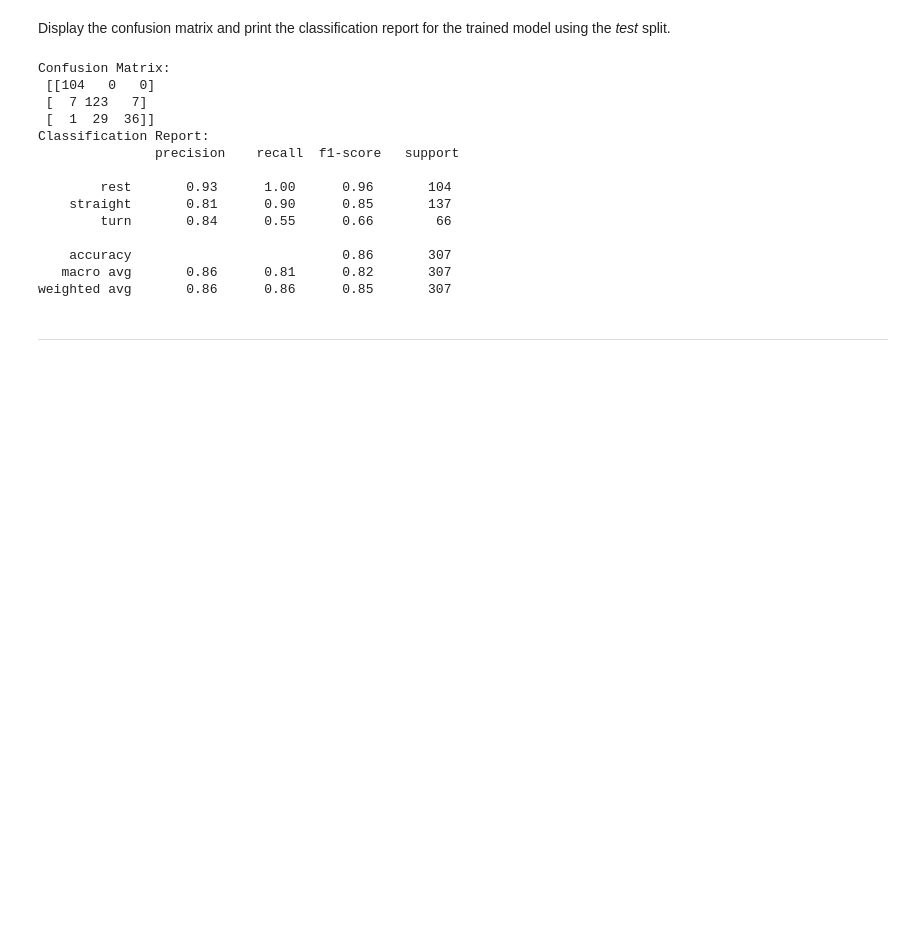
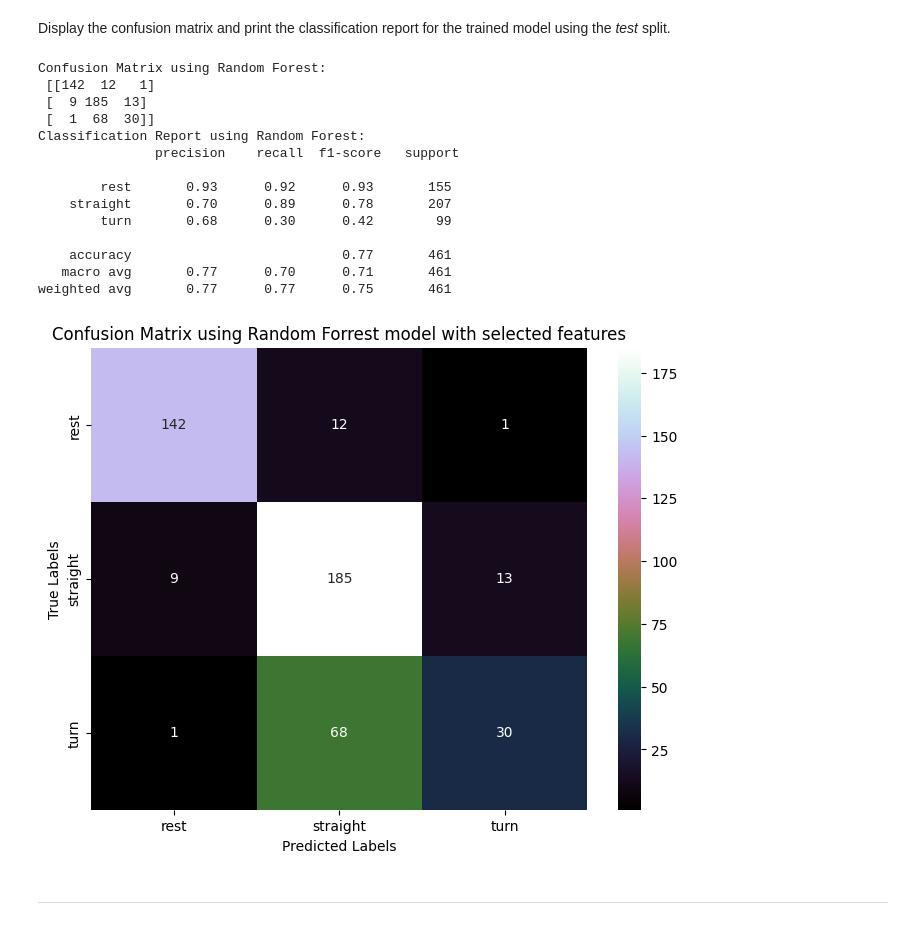
Before and after one commit to ObehiEdeoghon/engg680_2024_fall, a Jupyter notebook: Lab_Assignment4/Assignment 4 (1).ipynb, the cells around one changed output. Cells and saved outputs as stored; diff of their text form; code cells hidden in the pictures; blank space fills up the shorter version.

```diff
--- a/Lab_Assignment4/Assignment 4 (1).ipynb
+++ b/Lab_Assignment4/Assignment 4 (1).ipynb
@@ -1201,7 +1236,6 @@ import pandas as pd
 # %%
 # TODO - Load group selected features from cv_set to X
-print(cv_set.columns)  # Print available columns for inspection
-# Replace 'feature1', 'feature2', 'feature3' with actual column names from cv_set
-X = cv_set[["ax_sum", "ay_sum", "az_sum"]]  # Example: Assuming these are actual columns
+
+X = cv_set[['ax_var', 'ay_var', 'az_sum', 'a_sum', 'gz_var']]  # Example: Loading selected features.
 print(X.head(2))
 # %% [output]
@@ -1235,7 +1263,7 @@ from sklearn.ensemble import RandomForestClassifier
 from sklearn.pipeline import Pipeline
 from sklearn.metrics import classification_report, confusion_matrix
 
-X_train, X_test, y_train, y_test = train_test_split(X, y, test_size=0.2, random_state=42)
+X_train, X_test, y_train, y_test = train_test_split(X, y, test_size=0.3, random_state=42, stratify=y)
 # %%
 # Perform any missing imports
 
@@ -1251,7 +1279,8 @@ param_grid = {
     'classifier__n_estimators': [50, 100, 200],
     'classifier__max_depth': [None, 10, 20, 30],
     'classifier__min_samples_split': [2, 5, 10],
-    'classifier__min_samples_leaf': [1, 2, 4]
+    'classifier__min_samples_leaf': [1, 2, 4],
+    'classifier__bootstrap': [True, False]
 }
 # %%
 # TODO - Perform the grid search
@@ -1294,23 +1324,31 @@ Display the confusion matrix and print the classification report for the trained
 # %%
 # TODO - Display confusion matrix and print classification report
 y_pred = grid.predict(X_test)
-print("Confusion Matrix:\n", confusion_matrix(y_test, y_pred))
-print("Classification Report:\n", classification_report(y_test, y_pred))
+print("Confusion Matrix using Random Forest:\n", confusion_matrix(y_test, y_pred))
+print("Classification Report using Random Forest:\n", classification_report(y_test, y_pred))
+
+plt.figure(figsize=(8, 6))
+sns.heatmap(confusion_matrix(y_test, y_pred), annot=True, fmt='d', cmap='cubehelix', xticklabels=grid.classes_, yticklabels=grid.classes_)
+plt.xlabel("Predicted Labels")
+plt.ylabel("True Labels")
+plt.title("Confusion Matrix using Random Forrest model with selected features")
+plt.show()
 # %% [output]
-Confusion Matrix:
- [[104   0   0]
- [  7 123   7]
- [  1  29  36]]
-Classification Report:
+Confusion Matrix using Random Forest:
+ [[142  12   1]
+ [  9 185  13]
+ [  1  68  30]]
+Classification Report using Random Forest:
                precision    recall  f1-score   support
 
-        rest       0.93      1.00      0.96       104
-    straight       0.81      0.90      0.85       137
-        turn       0.84      0.55      0.66        66
+        rest       0.93      0.92      0.93       155
+    straight       0.70      0.89      0.78       207
+        turn       0.68      0.30      0.42        99
 
-    accuracy                           0.86       307
-   macro avg       0.86      0.81      0.82       307
-weighted avg       0.86      0.86      0.85       307
+    accuracy                           0.77       461
+   macro avg       0.77      0.70      0.71       461
+weighted avg       0.77      0.77      0.75       461
+[figure, added]
 # %% [markdown]
 ___
 # %% [markdown]
```
Also changed, not shown: parts of 22 cells of this notebook.
